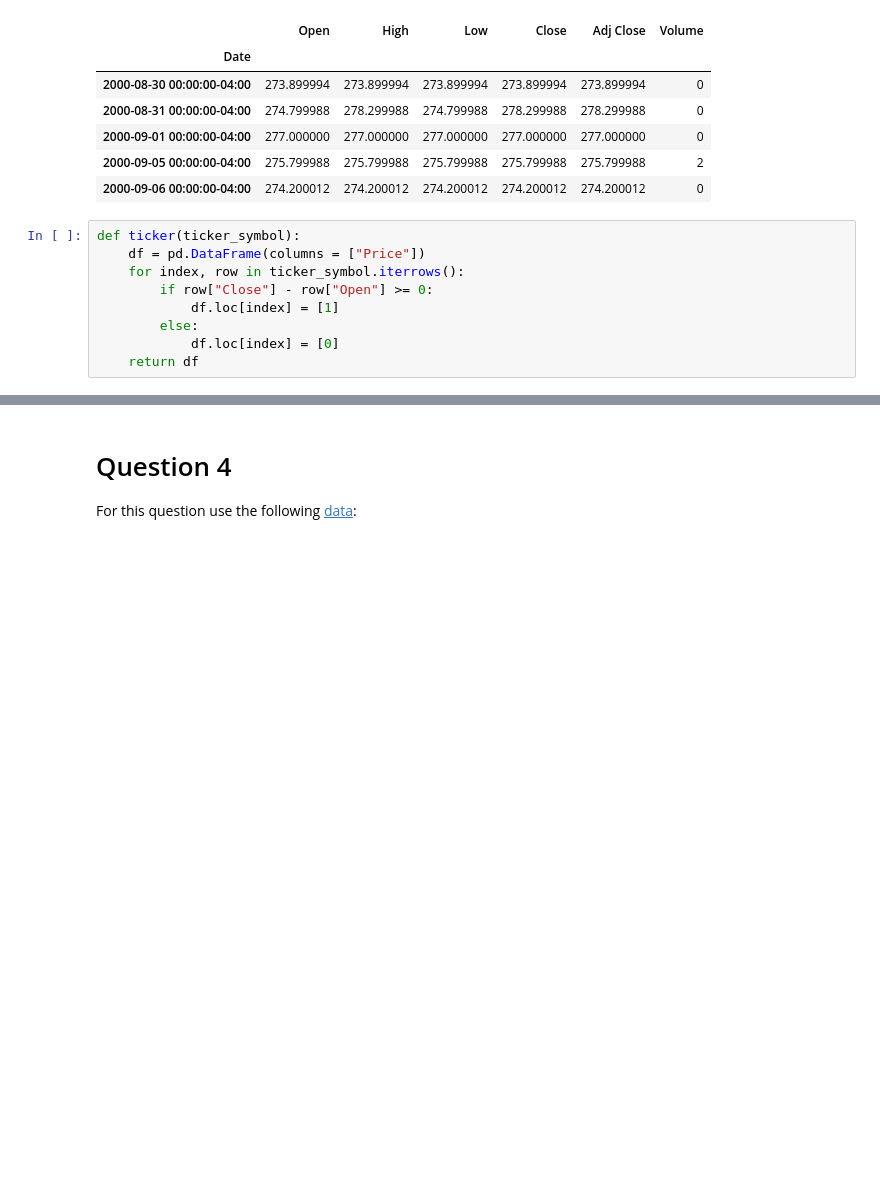
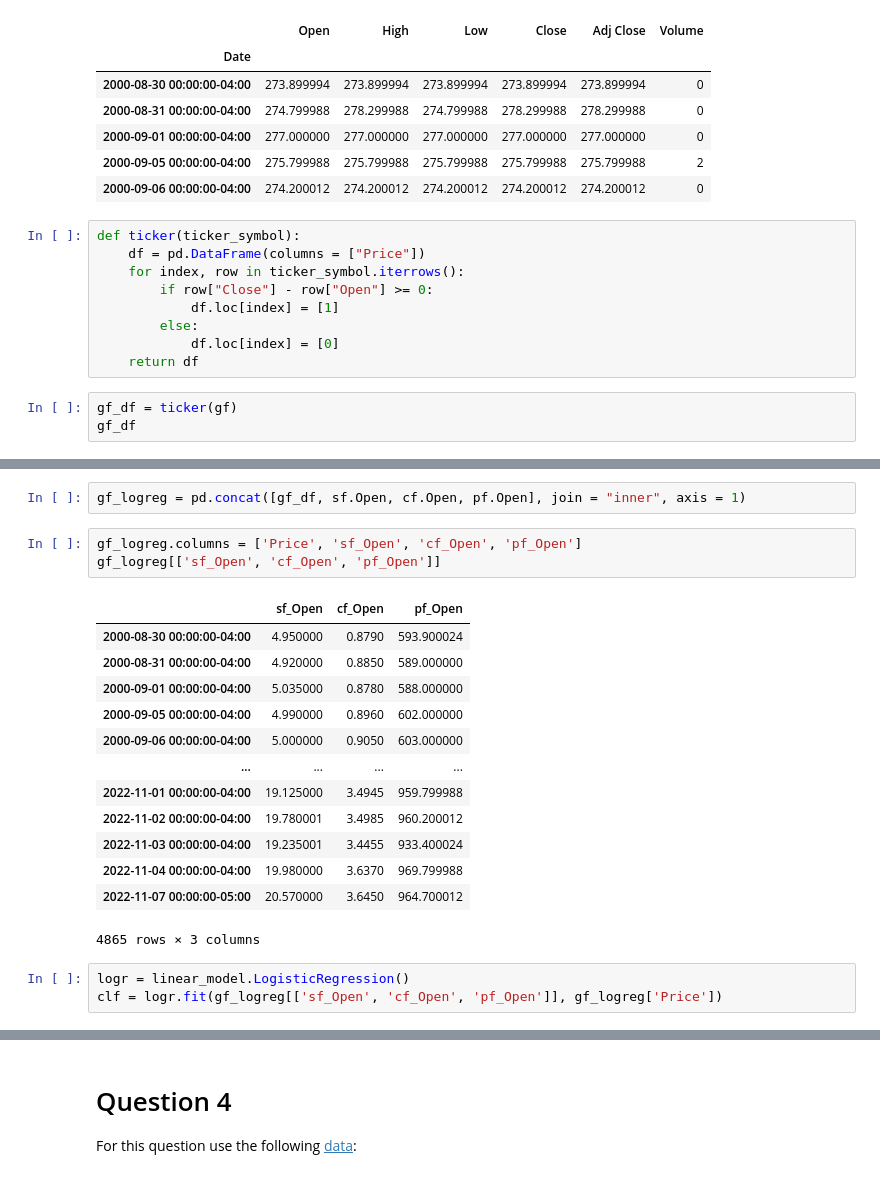
Before and after one commit to duygukaya99/MAT388E--Duygu, a Jupyter notebook: HW2.ipynb, the cells around one changed output, grey strips where cells are left out. Saved outputs shown, nothing was run; the diff lists cells and outputs as text; blank space fills up the shorter version.

```diff
--- a/HW2.ipynb
+++ b/HW2.ipynb
@@ -574,3 +575,6 @@ def ticker(ticker_symbol):
         else:
             df.loc[index] = [0]
     return df
+# %%
+gf_df = ticker(gf)
+gf_df
@@ -576,0 +612,22 @@ def ticker(ticker_symbol):
+# %%
+gf_logreg = pd.concat([gf_df, sf.Open, cf.Open, pf.Open], join = "inner", axis = 1)
+# %%
+gf_logreg.columns = ['Price', 'sf_Open', 'cf_Open', 'pf_Open']
+gf_logreg[['sf_Open', 'cf_Open', 'pf_Open']]
+# %% [output]
+|  | sf_Open | cf_Open | pf_Open |
+| 2000-08-30 00:00:00-04:00 | 4.950000 | 0.8790 | 593.900024 |
+| 2000-08-31 00:00:00-04:00 | 4.920000 | 0.8850 | 589.000000 |
+| 2000-09-01 00:00:00-04:00 | 5.035000 | 0.8780 | 588.000000 |
+| 2000-09-05 00:00:00-04:00 | 4.990000 | 0.8960 | 602.000000 |
+| 2000-09-06 00:00:00-04:00 | 5.000000 | 0.9050 | 603.000000 |
+| ... | ... | ... | ... |
+| 2022-11-01 00:00:00-04:00 | 19.125000 | 3.4945 | 959.799988 |
+| 2022-11-02 00:00:00-04:00 | 19.780001 | 3.4985 | 960.200012 |
+| 2022-11-03 00:00:00-04:00 | 19.235001 | 3.4455 | 933.400024 |
+| 2022-11-04 00:00:00-04:00 | 19.980000 | 3.6370 | 969.799988 |
+| 2022-11-07 00:00:00-05:00 | 20.570000 | 3.6450 | 964.700012 |
+4865 rows × 3 columns
+# %%
+logr = linear_model.LogisticRegression()
+clf = logr.fit(gf_logreg[['sf_Open', 'cf_Open', 'pf_Open']], gf_logreg['Price'])
```
Also changed, not shown: parts of 28 cells of this notebook.
